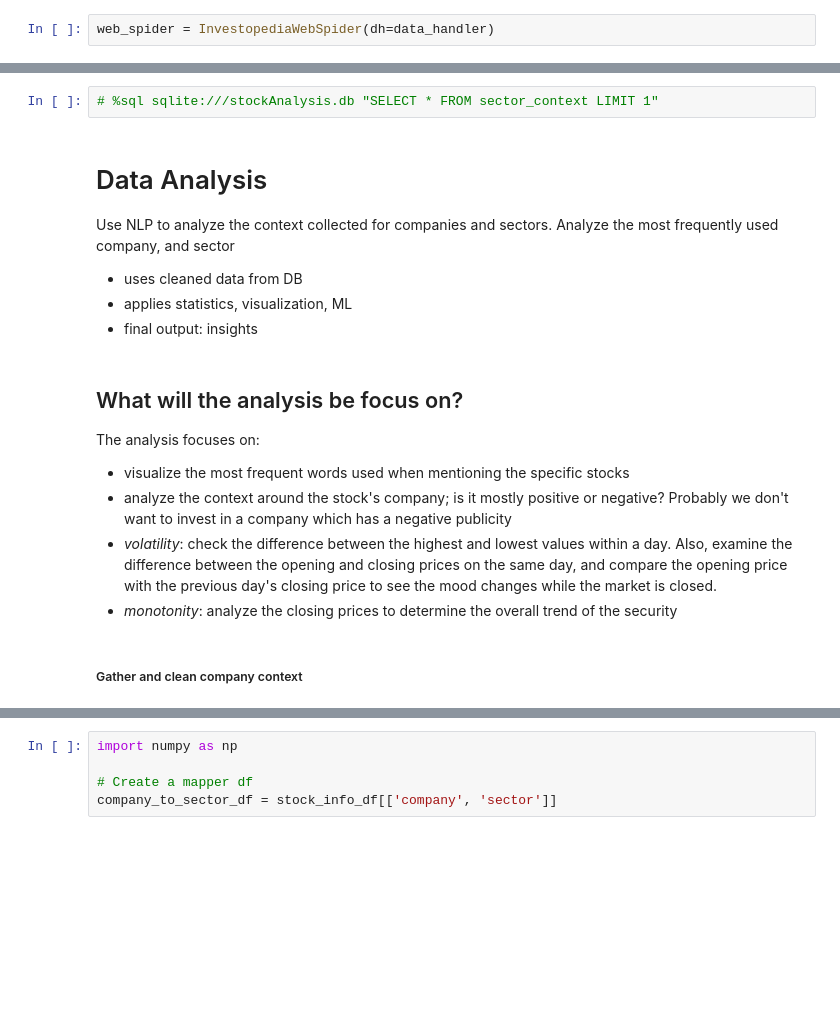
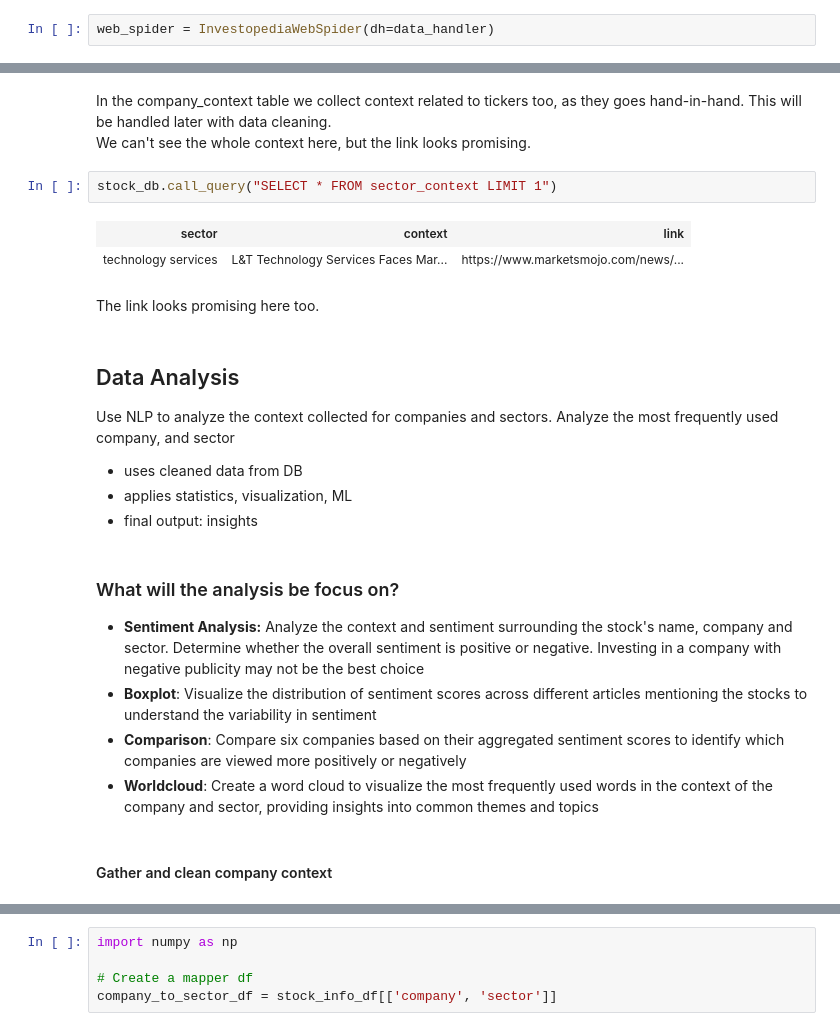
Before and after one commit to TheKusz/Python_DSM020-2024-OCT, a Jupyter notebook: Final Coursework/final coursework.ipynb, the cells around one changed output, grey strips where cells are left out. Saved outputs shown, nothing was run; the diff lists cells and outputs as text; blank space fills up the shorter version.

```diff
--- a/Final Coursework/final coursework.ipynb
+++ b/Final Coursework/final coursework.ipynb
@@ -886,21 +901,28 @@ web_spider = InvestopediaWebSpider(dh=data_handler)
+# %% [markdown]
+In the company_context table we collect context related to tickers too, as they goes hand-in-hand. This will be handled later with data cleaning.
+We can't see the whole context here, but the link looks promising.
 # %%
-# %sql sqlite:///stockAnalysis.db "SELECT * FROM sector_context LIMIT 1"
+stock_db.call_query("SELECT * FROM sector_context LIMIT 1")
+# %% [output]
+| sector | context | link |
+| technology services | L&T Technology Services Faces Mar... | https://www.marketsmojo.com/news/... |
+# %% [markdown]
+The link looks promising here too.
 # %% [markdown]
-# Data Analysis
+## Data Analysis
 Use NLP to analyze the context collected for companies and sectors.
 Analyze the most frequently used company, and sector
 - uses cleaned data from DB
 - applies statistics, visualization, ML
 - final output: insights
 # %% [markdown]
-## What will the analysis be focus on?
-The analysis focuses on:
-- visualize the most frequent words used when mentioning the specific stocks
-- analyze the context around the stock's company; is it mostly positive or negative? Probably we don't want to invest in a company which has a negative publicity
-- *volatility*: check the difference between the highest and lowest values within a day. Also, examine the difference between the opening and closing prices on the same day, and compare the opening price with the previous day's closing price to see the mood changes while the market is closed.
-- *monotonity*: analyze the closing prices to determine the overall trend of the security
+### What will the analysis be focus on?
+- **Sentiment Analysis:** Analyze the context and sentiment surrounding the stock's name, company and sector. Determine whether the overall sentiment is positive or negative. Investing in a company with negative publicity may not be the best choice
+- **Boxplot**: Visualize the distribution of sentiment scores across different articles mentioning the stocks to understand the variability in sentiment
+- **Comparison**: Compare six companies based on their aggregated sentiment scores to identify which companies are viewed more positively or negatively
+- **Worldcloud**: Create a word cloud to visualize the most frequently used words in the context of the company and sector, providing insights into common themes and topics
 # %% [markdown]
-##### Gather and clean company context
+#### Gather and clean company context
 # %%
 # Load data from DB into DataFrame
 company_context_df = data_handler.select_data_as_df("company_context")
```
Also changed, not shown: parts of 22 cells of this notebook, 1 other file.
